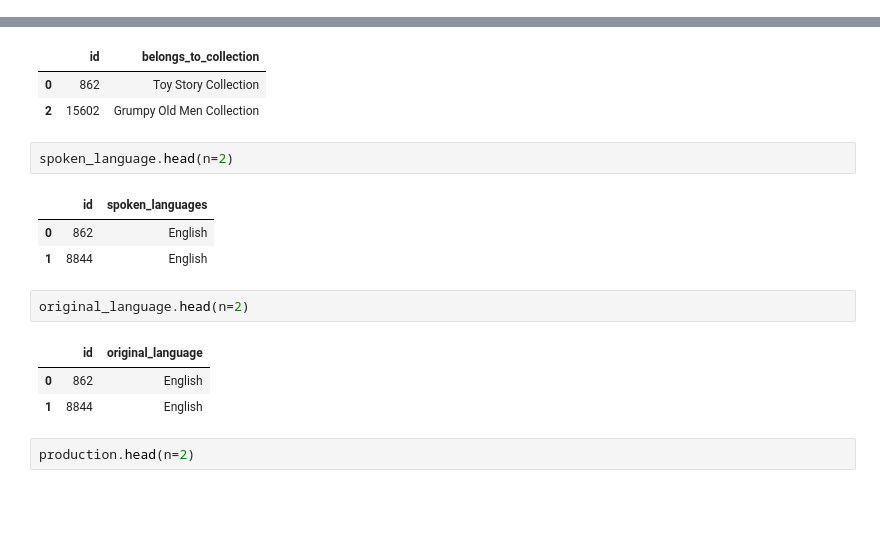
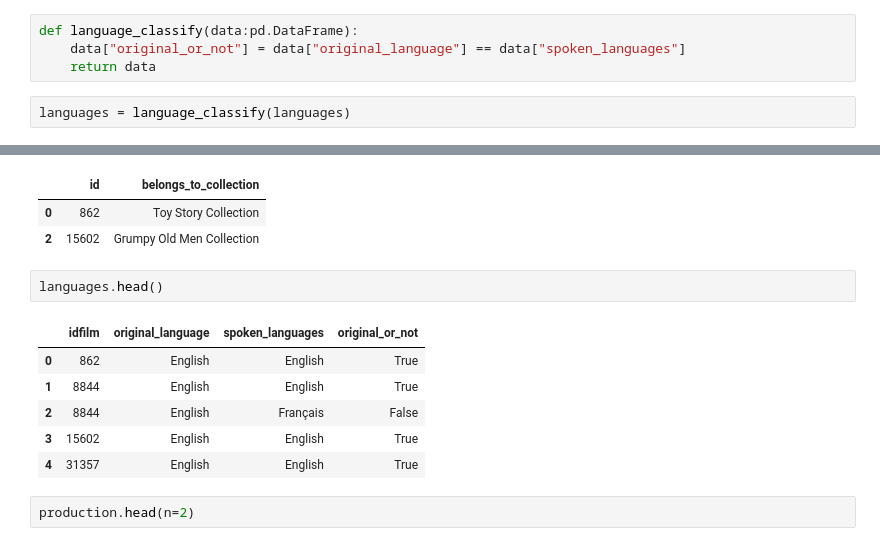
Before and after one commit to julien-data-analyst/Application_web_film, a Jupyter notebook: app/explo.ipynb, the cells around one changed output, grey strips where cells are left out. Drawn from its saved outputs; the diff is of its cells as text; blank space fills up the shorter version.

Commit message:
modified data prep

```diff
--- a/app/explo.ipynb
+++ b/app/explo.ipynb
@@ -470,3 +491,9 @@ spoken_language.head(n=10)
+# %%
+def language_classify(data:pd.DataFrame):
+    data["original_or_not"] = data["original_language"] == data["spoken_languages"]
+    return data
+# %%
+languages = language_classify(languages)
 # %% [markdown]
 ##### Production
 # %%
@@ -594,18 +622,15 @@ collection.head(n=2)
 |  | id | belongs_to_collection |
 | 0 | 862 | Toy Story Collection |
 | 2 | 15602 | Grumpy Old Men Collection |
-# %%
-spoken_language.head(n=2)
-# %% [output]
-|  | id | spoken_languages |
-| 0 | 862 | English |
-| 1 | 8844 | English |
-# %%
-original_language.head(n=2)
-# %% [output]
-|  | id | original_language |
-| 0 | 862 | English |
-| 1 | 8844 | English |
+# %%
+languages.head()
+# %% [output]
+|  | idfilm | original_language | spoken_languages | original_or_not |
+| 0 | 862 | English | English | True |
+| 1 | 8844 | English | English | True |
+| 2 | 8844 | English | Français | False |
+| 3 | 15602 | English | English | True |
+| 4 | 31357 | English | English | True |
 # %%
 production.head(n=2)
 # %% [output]
```
Also changed, not shown: parts of 9 cells of this notebook, 4 other files.
